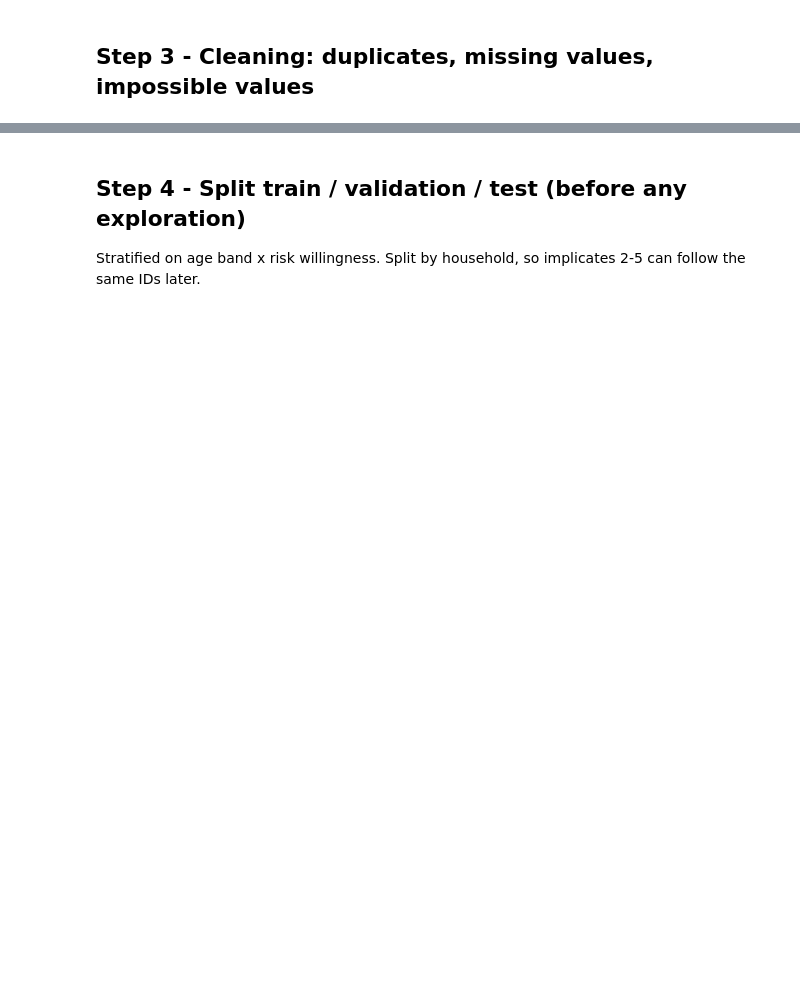
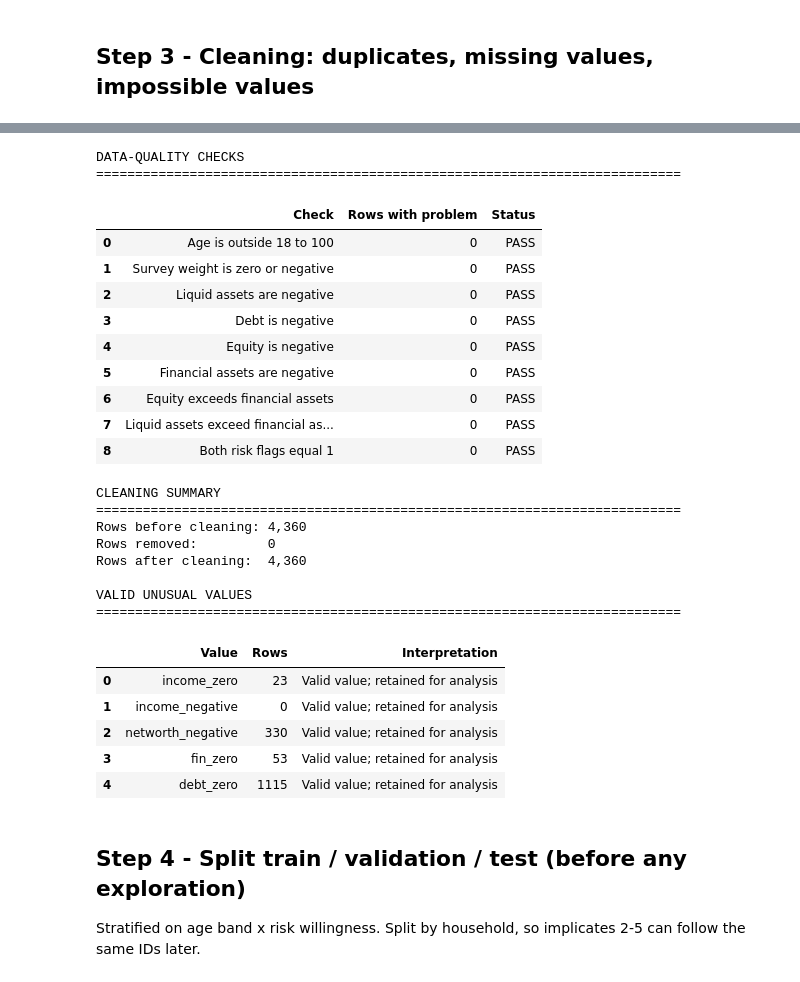
Before and after one commit to Ivory-Uche/Portfolio-Pilot, a Jupyter notebook: notebooks/01_clean_and_split.ipynb, the cells around one changed output, grey strips where cells are left out. Saved outputs shown, nothing was run; the diff lists cells and outputs as text; code cells hidden in the pictures; blank space fills up the shorter version.

```diff
--- a/notebooks/01_clean_and_split.ipynb
+++ b/notebooks/01_clean_and_split.ipynb
@@ -54,3 +67,54 @@ genuine {'income_zero': 23, 'income_negative': 0, 'networth_negative': 330, 'fin
+# %%
+from portfolio_pilot.clean import clean_scf, quality_tables
+
+# From this point we keep one row per household (implicate 1); the other implicates are checked in Step 5.
+full, hh = clean_scf(full, cfg["scf"]["implicate"], results)
+quality_table, genuine_table = quality_tables(results)
+
+print("DATA-QUALITY CHECKS")
+print("=" * 75)
+display(quality_table)
+
+print()
+print("CLEANING SUMMARY")
+print("=" * 75)
+print(f"Rows before cleaning: {results['implicate_1']['rows']:,}")
+print(f"Rows removed:         {results['errors']['rows_dropped']:,}")
+print(f"Rows after cleaning:  {results['implicate_1']['rows_after_cleaning']:,}")
+
+print()
+print("VALID UNUSUAL VALUES")
+print("=" * 75)
+display(genuine_table)
+
+hh.to_csv(P["processed_dir"] / "scf_clean.csv", index=False)
+# %% [output]
+DATA-QUALITY CHECKS
+===========================================================================
+|  | Check | Rows with problem | Status |
+| 0 | Age is outside 18 to 100 | 0 | PASS |
+| 1 | Survey weight is zero or negative | 0 | PASS |
+| 2 | Liquid assets are negative | 0 | PASS |
+| 3 | Debt is negative | 0 | PASS |
+| 4 | Equity is negative | 0 | PASS |
+| 5 | Financial assets are negative | 0 | PASS |
+| 6 | Equity exceeds financial assets | 0 | PASS |
+| 7 | Liquid assets exceed financial as... | 0 | PASS |
+| 8 | Both risk flags equal 1 | 0 | PASS |
+CLEANING SUMMARY
+===========================================================================
+Rows before cleaning: 4,360
+Rows removed:         0
+Rows after cleaning:  4,360
+
+VALID UNUSUAL VALUES
+===========================================================================
+|  | Value | Rows | Interpretation |
+| 0 | income_zero | 23 | Valid value; retained for analysis |
+| 1 | income_negative | 0 | Valid value; retained for analysis |
+| 2 | networth_negative | 330 | Valid value; retained for analysis |
+| 3 | fin_zero | 53 | Valid value; retained for analysis |
+| 4 | debt_zero | 1115 | Valid value; retained for analysis |
 # %% [markdown]
 ## Step 4 - Split train / validation / test (before any exploration)
 Stratified on age band x risk willingness. Split by household, so implicates 2-5 can follow the same IDs later.
```
Also changed, not shown: parts of 16 cells of this notebook, 3 other files.
